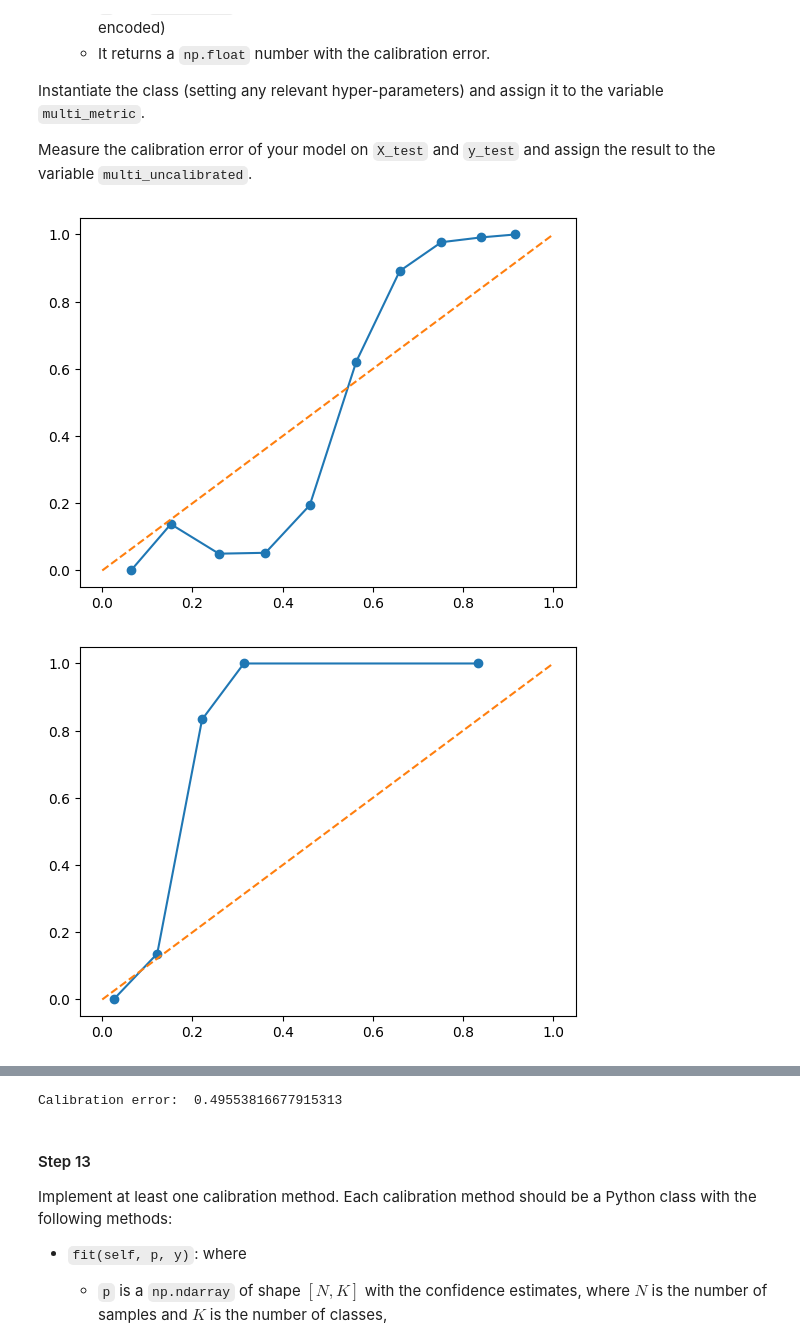
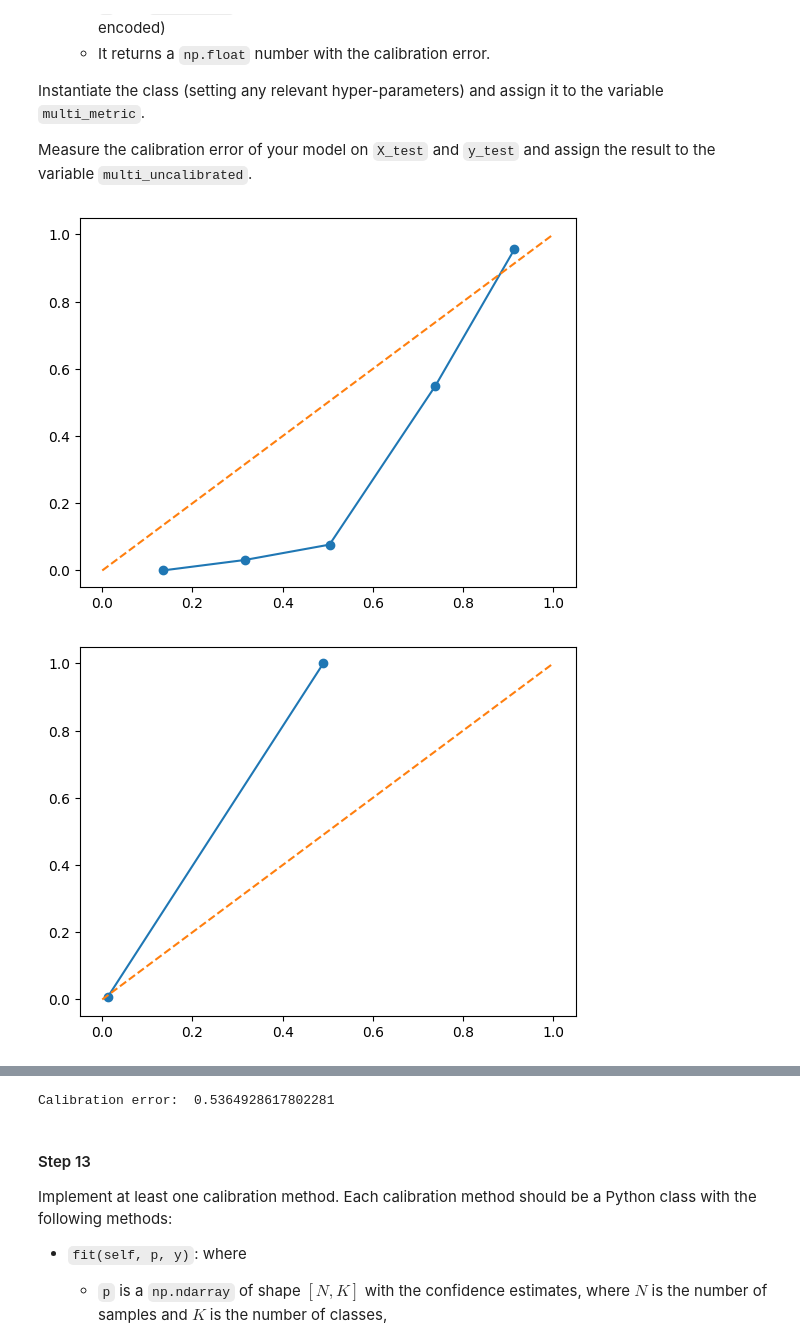
Before and after one commit to enesbkoca/wafer_calibration, a Jupyter notebook: calibration.ipynb, the cells around one changed output, grey strips where cells are left out. Cells and saved outputs as stored; diff of their text form; code cells hidden in the pictures.

```diff
--- a/calibration.ipynb
+++ b/calibration.ipynb
@@ -736,33 +736,33 @@ Measure the calibration error of your model on `X_test` and `y_test` and assign
 # %%
 #// BEGIN_TODO [STEP_12] Implement the multi-class calibration metric (1 point)
 
 # Implementation of Maximum Calibration Error for Multi-Class
 class MCEMulti:
     def score(self, p, y):
         res = []
         for i in range(p.shape[1]):
-            prob_true, prob_pred = calibration_curve(y[:, i], p[:, i], n_bins=10)
+            prob_true, prob_pred = calibration_curve(y[:, i], p[:, i], n_bins=5)
             error = np.max(np.abs(prob_pred - prob_true))
             res.append(error)
 
             #plot the calibration curve
             plt.plot(prob_pred, prob_true, marker='o', label='Class ' + str(i))
             plt.plot([0, 1], [0, 1], linestyle='--', label='Perfectly calibrated')
             plt.show()
 
         return sum(res) / len(res)
 
 multi_metric = MCEMulti()
 
 # One-hot encode the true labels
 y_test_one_hot = np.zeros((mapped_y_test.size, mapped_y_test.max() + 1))
 y_test_one_hot[np.arange(mapped_y_test.size), mapped_y_test] = 1
 
 y_train_one_hot = np.zeros((mapped_y_train.size, mapped_y_train.max() + 1))
 y_train_one_hot[np.arange(mapped_y_train.size), mapped_y_train] = 1
 
 multi_uncalibrated_score = multi_metric.score(multi_uncalibrated_p, y_test_one_hot)
 print("Calibration error: ", multi_uncalibrated_score)
 # %% [output]
-[figure, old version]
+[figure, new version]
-[figure, old version]
+[figure, new version]
@@ -773,4 +773,4 @@ print("Calibration error: ", multi_uncalibrated_score)
-Calibration error:  0.49553816677915313
+Calibration error:  0.5364928617802281
 # %%
 #// END_TODO [STEP_12]
 # %% [markdown]
```
Also changed, not shown: parts of 11 cells of this notebook.
